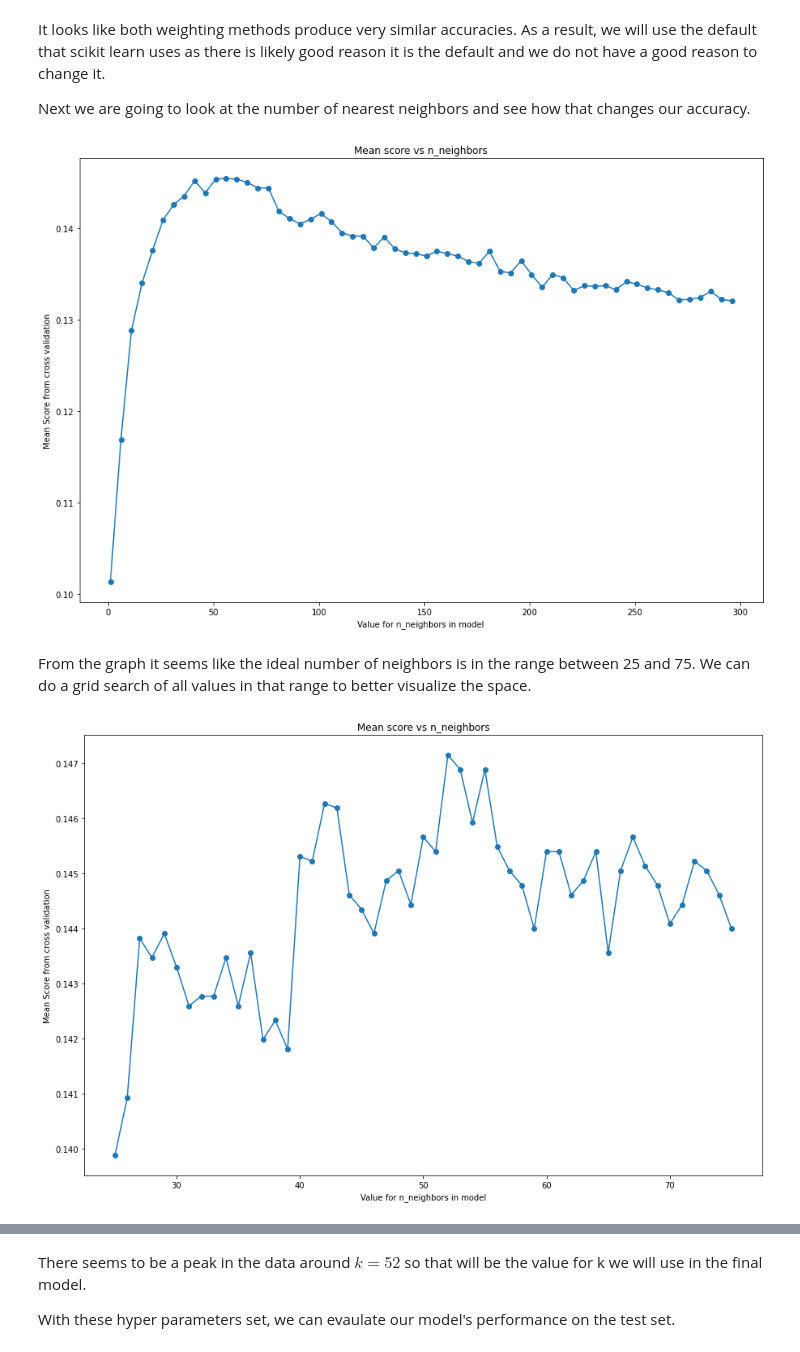
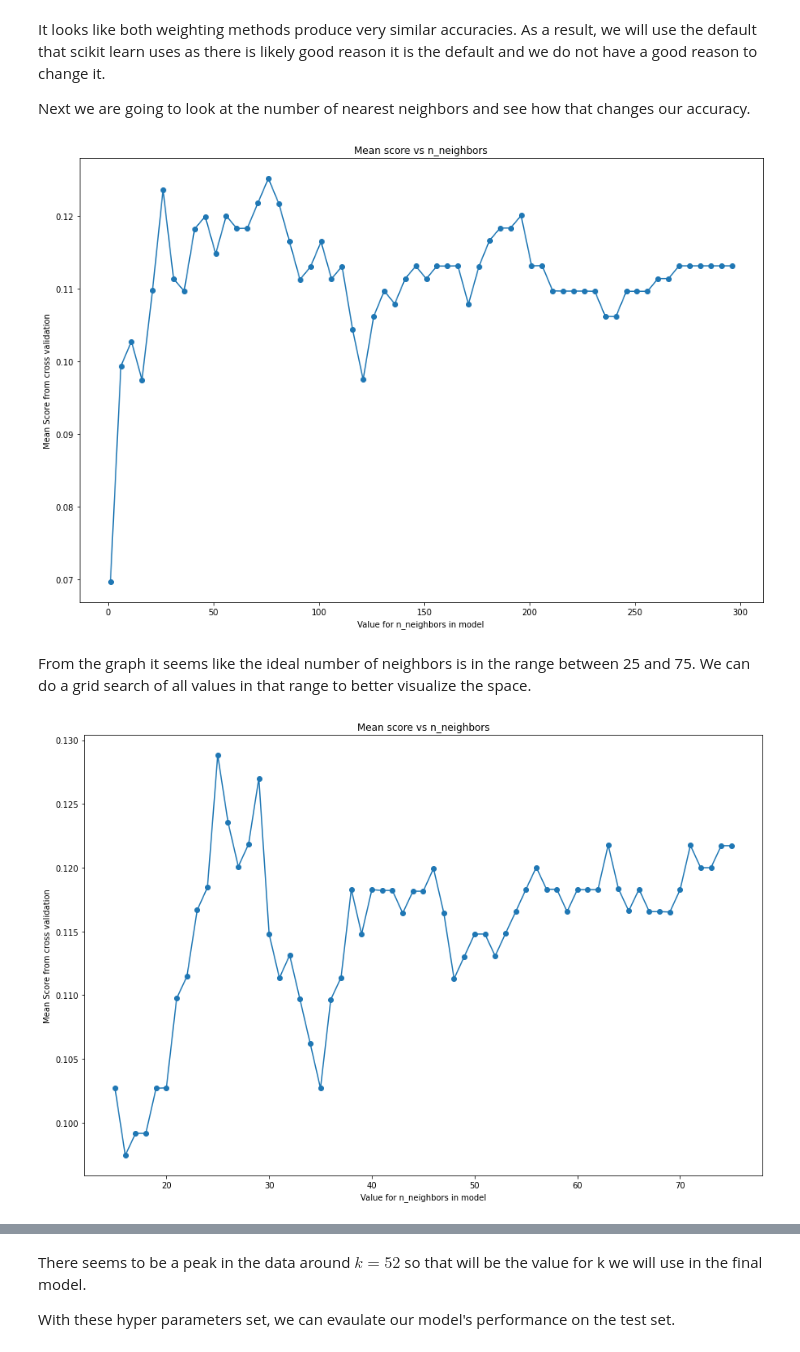
Before and after one commit to AndrewTrackim/cmsc320-final, a Jupyter notebook: final_tutorial.ipynb, the cells around one changed output, grey strips where cells are left out. Cells and saved outputs as stored; diff of their text form; code cells hidden in the pictures.

```diff
--- a/final_tutorial.ipynb
+++ b/final_tutorial.ipynb
@@ -331,7 +331,11 @@ spending_member_info
 # %% [markdown]
 Issolate just Democratic and Republican members as the other parties don't have enough data to train on.
 # %%
-spending_member_info_2_party = pd.concat([spending_member_info[spending_member_info["PARTY"] == 'Republican'], spending_member_info[spending_member_info["PARTY"] == 'Democratic']])
-spending_member_info_2_party["PARTY"].unique()
+spending_member_info_2_party_dup_mems = pd.concat([spending_member_info[spending_member_info["PARTY"] == 'Republican'], spending_member_info[spending_member_info["PARTY"] == 'Democratic']])
+spending_member_info_2_party_dup_mems["PARTY"].unique()
 # %% [output]
 array(['Republican', 'Democratic'], dtype=object)
+# %%
+spending_member_info_2_party = spending_member_info_2_party_dup_mems.groupby("BIOGUIDE_ID").mean()
+spending_member_info_2_party = spending_member_info_2_party.merge(members, on="BIOGUIDE_ID")
+spending_member_info_2_party
@@ -473,29 +491,29 @@ ax.set_ylabel("Mean Score from cross validation")
 ax.set_title("Mean score vs n_neighbors")
 fig.show()
 # %% [output]
-[figure, old version]
+[figure, new version]
 # %% [markdown]
 From the graph it seems like the ideal number of neighbors is in the range between 25 and 75. We can do a grid search of all values in that range to better visualize the space.
 # %%
 knn_model = KNeighborsClassifier()
-test_k = range(25,75+1)
+test_k = range(15,75+1)
 params=[{
     'n_neighbors': test_k,
     # 'weights': ['uniform', 'distance']
 }]
 gs_knn = GridSearchCV(knn_model, param_grid=params, cv=10, n_jobs=-1)
 gs_knn.fit(x_train, y_train)
 result_k = gs_knn.cv_results_['mean_test_score'].tolist()
 tested_k = gs_knn.cv_results_['param_n_neighbors'].tolist()
 
 fig, ax = plt.subplots()
 ax.plot(tested_k, result_k, '-o')
 ax.set_xlabel("Value for n_neighbors in model")
 ax.set_ylabel("Mean Score from cross validation")
 ax.set_title("Mean score vs n_neighbors")
 fig.show()
 # %% [output]
-[figure, old version]
+[figure, new version]
 # %%
 max_score = max(result_k)
 index_of_max = result_k.index(max_score)
```
Also changed, not shown: parts of 12 cells of this notebook.
